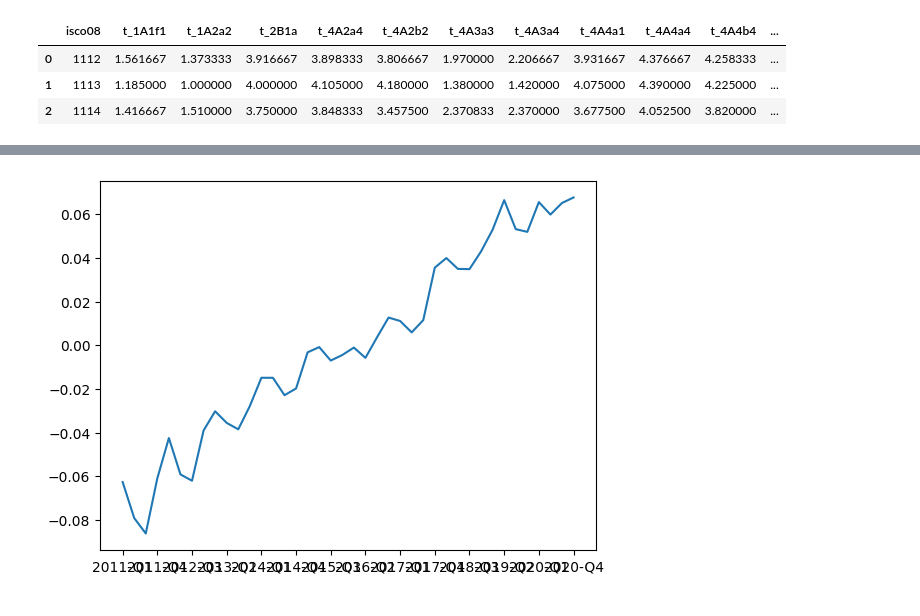
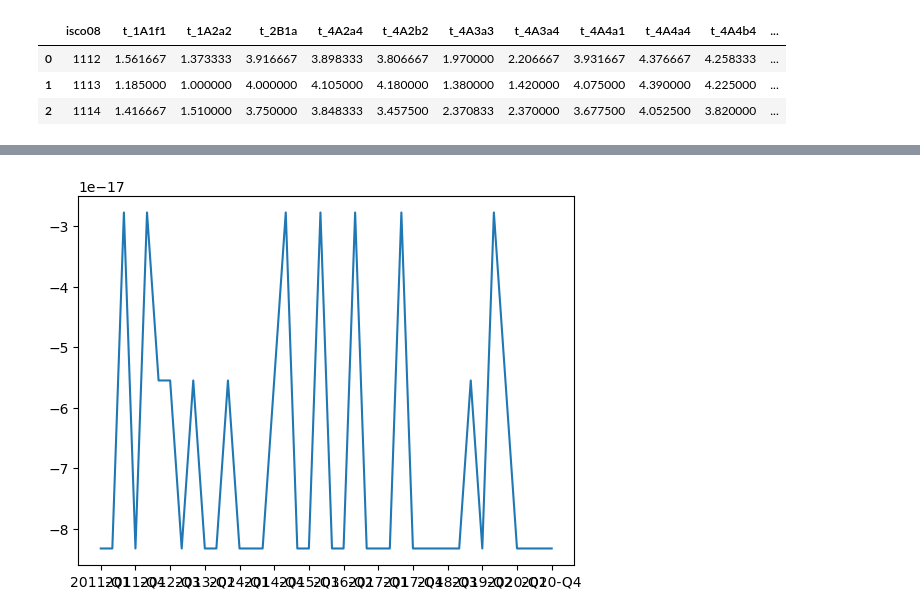
Before and after one commit to AnindBasu/RRcourse2024, a Jupyter notebook: 6. Coding and documentation/Code assignment in Python.ipynb, the cells around one changed output, grey strips where cells are left out. Saved outputs shown, nothing was run; the diff lists cells and outputs as text; code cells hidden in the pictures.

```diff
--- a/6. Coding and documentation/Code assignment in Python.ipynb
+++ b/6. Coding and documentation/Code assignment in Python.ipynb
@@ -156,2 +96,13 @@ all_data['share_Poland'] = all_data['Poland'] / all_data['total_Poland']
+# %%
+# Let's merge all these datasets. We'll need a column that stores the occupation categories:
+for index, (key, value) in enumerate(data_set_map.items()):
+    value['ISCO'] = index+1
+
+# and this gives us one large file with employment in all occupations.
+all_data = pd.concat(data_set_map.values(), ignore_index=True)
+
+# set all required countries total and shared data
+for country in country_list:
+    set_country_total_and_share(all_data, data_set_map, country)
 # %%
 # Now let's look at the task data. We want the first digit of the ISCO variable only
@@ -233,63 +132,27 @@ combined.head(3)
 # %%
-# The next step is to calculate the `classic` task content intensity, i.e.
-# how important is a particular general task content category in the workforce
-# Here, we're looking at non-routine cognitive analytical tasks, as defined
-# by David Autor and Darron Acemoglu:
+for country in country_list:
+    task_content = 0
+    for task in tasks_list:
+        combined["std_"+country+"_"+task] = standardized(combined[task],combined["share_"+country])
+        task_content += combined["std_"+country+"_"+task]
+    # The next step is to calculate the `classic` task content intensity, i.e.
+    # how important is a particular general task content category in the workforce
+    # Here, we're looking at non-routine cognitive analytical tasks, as defined
+    # by David Autor and Darron Acemoglu:
+    combined[country+"_NRCA"] = task_content
+    # And we standardise NRCA in a similar way.
+    combined["std_"+country+"_NRCA"] = standardized(combined[country+"_NRCA"],combined["share_"+country])
 
-from scipy import stats
+    # Finally, to track the changes over time, we have to calculate a country-level mean
+    # Step 1: multiply the value by the share of such workers.
+    combined["multip_"+country+"_NRCA"] = combined["std_"+country+"_NRCA"] * combined["share_"+country]
 
-combined["Belgium_NRCA"] = combined["std_Belgium_t_4A2a4"] + combined["std_Belgium_t_4A2b2"] + combined["std_Belgium_t_4A4a1"]
-combined["Poland_NRCA"] = combined["std_Poland_t_4A2a4"] + combined["std_Poland_t_4A2b2"] + combined["std_Poland_t_4A4a1"]
-combined["Spain_NRCA"] = combined["std_Spain_t_4A2a4"] + combined["std_Spain_t_4A2b2"] + combined["std_Spain_t_4A4a1"]
+    # Step 2: sum it up (it basically becomes another weighted mean)
+    agg_Country = combined.groupby(["TIME"])["multip_"+country+"_NRCA"].sum().reset_index()
 
-# And we standardise NRCA in a similar way.
-temp_mean = np.average(combined["Belgium_NRCA"], weights=combined["share_Belgium"])
-temp_sd = np.sqrt(np.average((combined["Belgium_NRCA"] - temp_mean)**2, weights=combined["share_Belgium"]))
-combined["std_Belgium_NRCA"] = (combined["Belgium_NRCA"] - temp_mean) / temp_sd
-
-temp_mean = np.average(combined["Poland_NRCA"], weights=combined["share_Poland"])
-temp_sd = np.sqrt(np.average((combined["Poland_NRCA"] - temp_mean)**2, weights=combined["share_Poland"]))
-combined["std_Poland_NRCA"] = (combined["Poland_NRCA"] - temp_mean) / temp_sd
-
-temp_mean = np.average(combined["Spain_NRCA"], weights=combined["share_Spain"])
-temp_sd = np.sqrt(np.average((combined["Spain_NRCA"] - temp_mean)**2, weights=combined["share_Spain"]))
-combined["std_Spain_NRCA"] = (combined["Spain_NRCA"] - temp_mean) / temp_sd
-
-
-# Finally, to track the changes over time, we have to calculate a country-level mean
-# Step 1: multiply the value by the share of such workers.
-combined["multip_Spain_NRCA"] = combined["std_Spain_NRCA"] * combined["share_Spain"]
-combined["multip_Belgium_NRCA"] = combined["std_Belgium_NRCA"] * combined["share_Belgium"]
-combined["multip_Poland_NRCA"] = combined["std_Poland_NRCA"] * combined["share_Poland"]
-
-# Step 2: sum it up (it basically becomes another weighted mean)
-
-agg_Spain = combined.groupby(["TIME"])["multip_Spain_NRCA"].sum().reset_index()
-agg_Belgium = combined.groupby(["TIME"])["multip_Belgium_NRCA"].sum().reset_index()
-agg_Poland = combined.groupby(["TIME"])["multip_Poland_NRCA"].sum().reset_index()
-
-# We can plot it now!
-
-import matplotlib.pyplot as plt
-plt.plot(agg_Poland["TIME"], agg_Poland["multip_Poland_NRCA"])
-plt.xticks(range(0, len(agg_Poland), 3), agg_Poland["TIME"][::3])
-plt.show()
-
-plt.plot(agg_Spain["TIME"], agg_Spain["multip_Spain_NRCA"])
-plt.xticks(range(0, len(agg_Spain), 3), agg_Spain["TIME"][::3])
-plt.show()
-
-plt.plot(agg_Belgium["TIME"], agg_Belgium["multip_Belgium_NRCA"])
-plt.xticks(range(0, len(agg_Belgium), 3), agg_Belgium["TIME"][::3])
-plt.show()
-
-# If this code gets automated and cleaned properly,
-#  you should be able to easily add other countries as well as other tasks.
-# E.g.:
-
-# Routine manual
-# 4.A.3.a.3	Controlling Machines and Processes
-# 4.C.2.d.1.i	Spend Time Making Repetitive Motions
-# 4.C.3.d.3	Pace Determined by Speed of Equipment
+    # We can plot it now!
+    plt.plot(agg_Country["TIME"], agg_Country["multip_"+country+"_NRCA"])
+    plt.xticks(range(0, len(agg_Country), 3), agg_Country["TIME"][::3])
+    plt.show()
 # %% [output]
-[figure, old version]
+[figure, new version]
```
Also changed, not shown: parts of 15 cells of this notebook.
